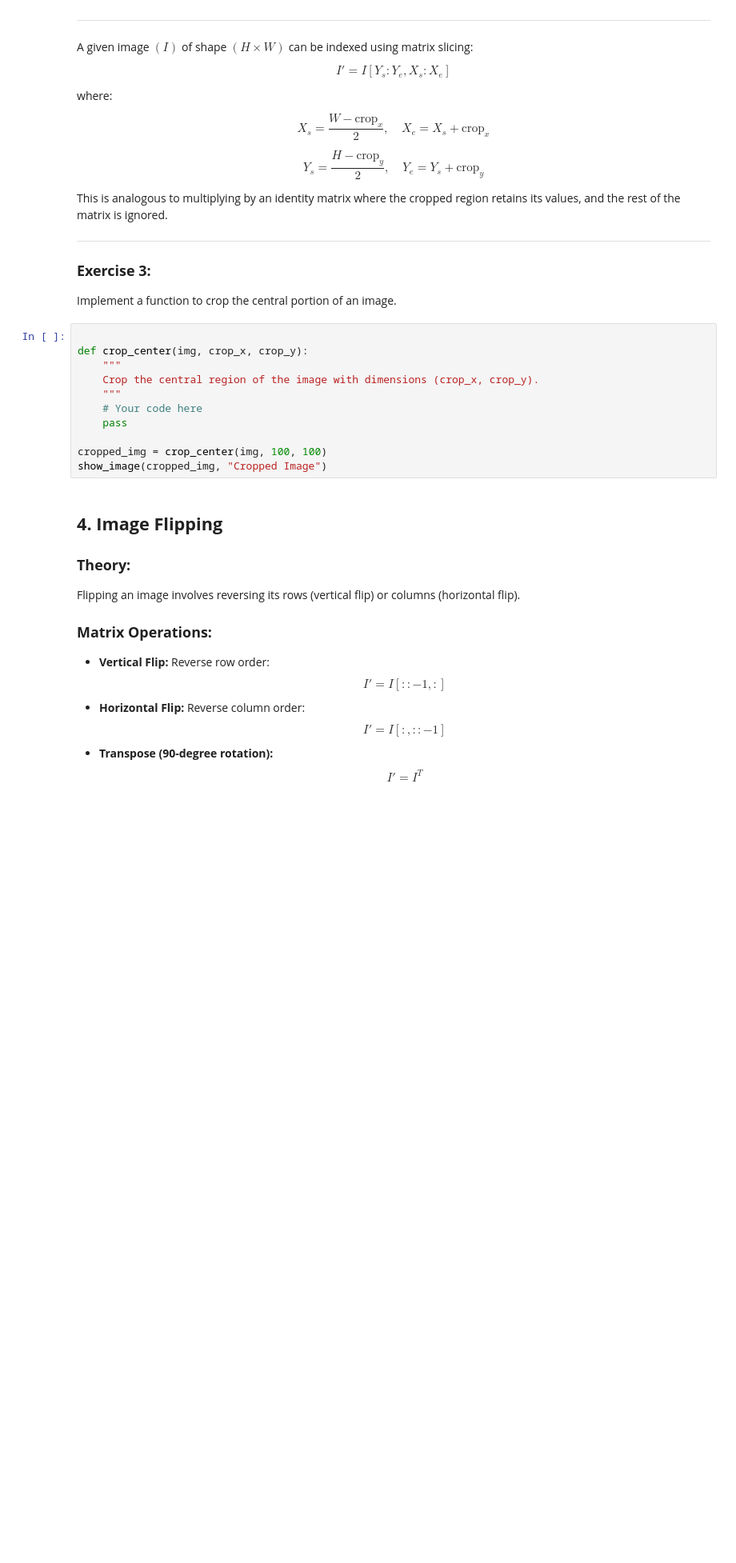
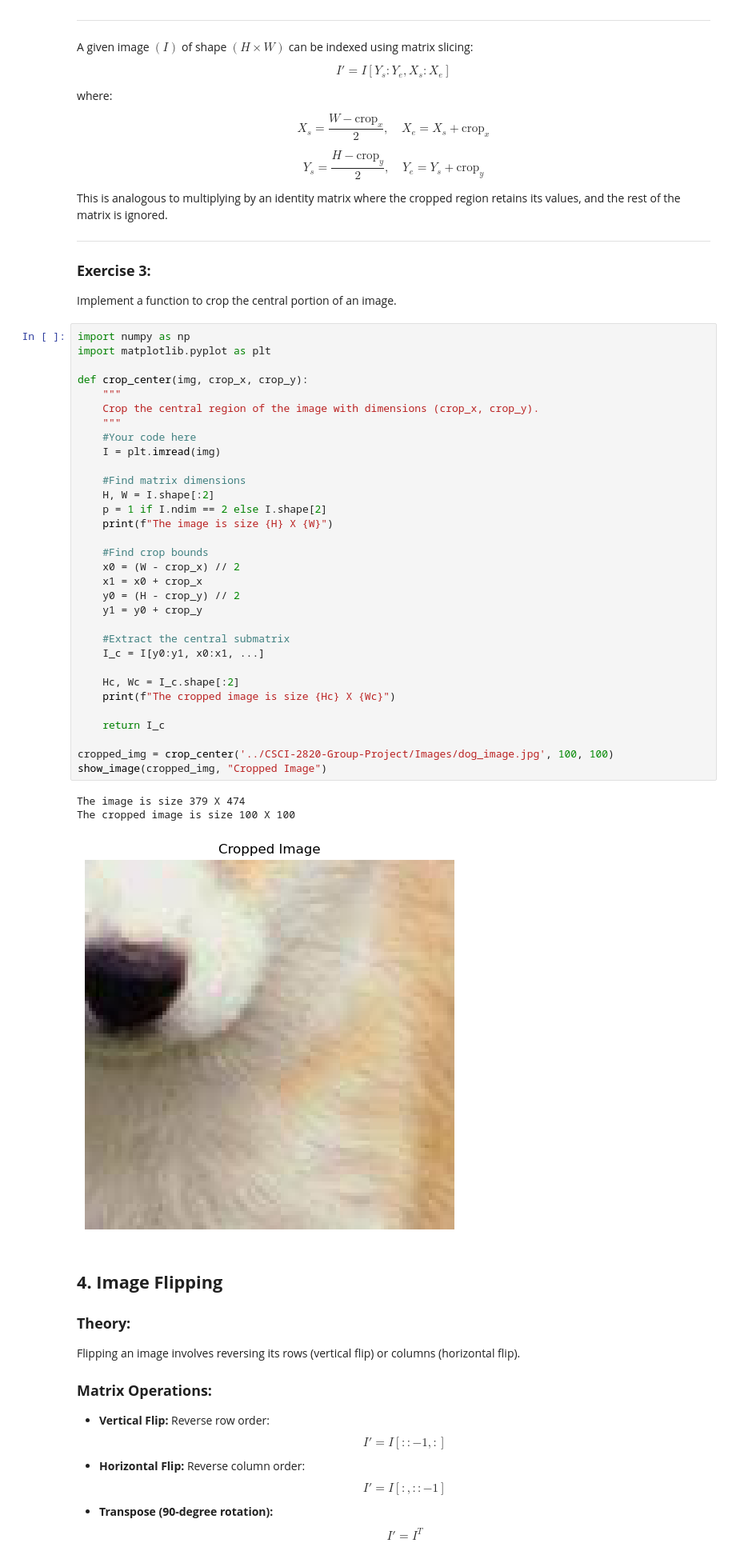
Before and after one commit to jaronbarrettCU/CSCI-2820-Group-Project, a Jupyter notebook: Computer_Graphics_Project (1).ipynb, the cells around one changed output. Shown at 80% size. Cells and saved outputs as stored; diff of their text form; blank space fills up the shorter version.

```diff
--- a/Computer_Graphics_Project (1).ipynb
+++ b/Computer_Graphics_Project (1).ipynb
@@ -1609,16 +1650,41 @@ This is analogous to multiplying by an identity matrix where the cropped region
 ### **Exercise 3:**
 Implement a function to crop the central portion of an image.
 # %%
+import numpy as np
+import matplotlib.pyplot as plt
 
 def crop_center(img, crop_x, crop_y):
     """
     Crop the central region of the image with dimensions (crop_x, crop_y).
     """
-    # Your code here
-    pass
+    #Your code here
+    I = plt.imread(img)
 
-cropped_img = crop_center(img, 100, 100)
+    #Find matrix dimensions
+    H, W = I.shape[:2]
+    p = 1 if I.ndim == 2 else I.shape[2]
+    print(f"The image is size {H} X {W}")
+
+    #Find crop bounds
+    x0 = (W - crop_x) // 2
+    x1 = x0 + crop_x
+    y0 = (H - crop_y) // 2
+    y1 = y0 + crop_y
+
+    #Extract the central submatrix
+    I_c = I[y0:y1, x0:x1, ...]
+
+    Hc, Wc = I_c.shape[:2]
+    print(f"The cropped image is size {Hc} X {Wc}")
+
+    return I_c
+
+cropped_img = crop_center('../CSCI-2820-Group-Project/Images/dog_image.jpg', 100, 100)
 show_image(cropped_img, "Cropped Image")
+# %% [output]
+The image is size 379 X 474
+The cropped image is size 100 X 100
+[figure, added]
 # %% [markdown]
 ## **4. Image Flipping**
 ### **Theory:**
```
Also changed, not shown: parts of 5 cells of this notebook.
